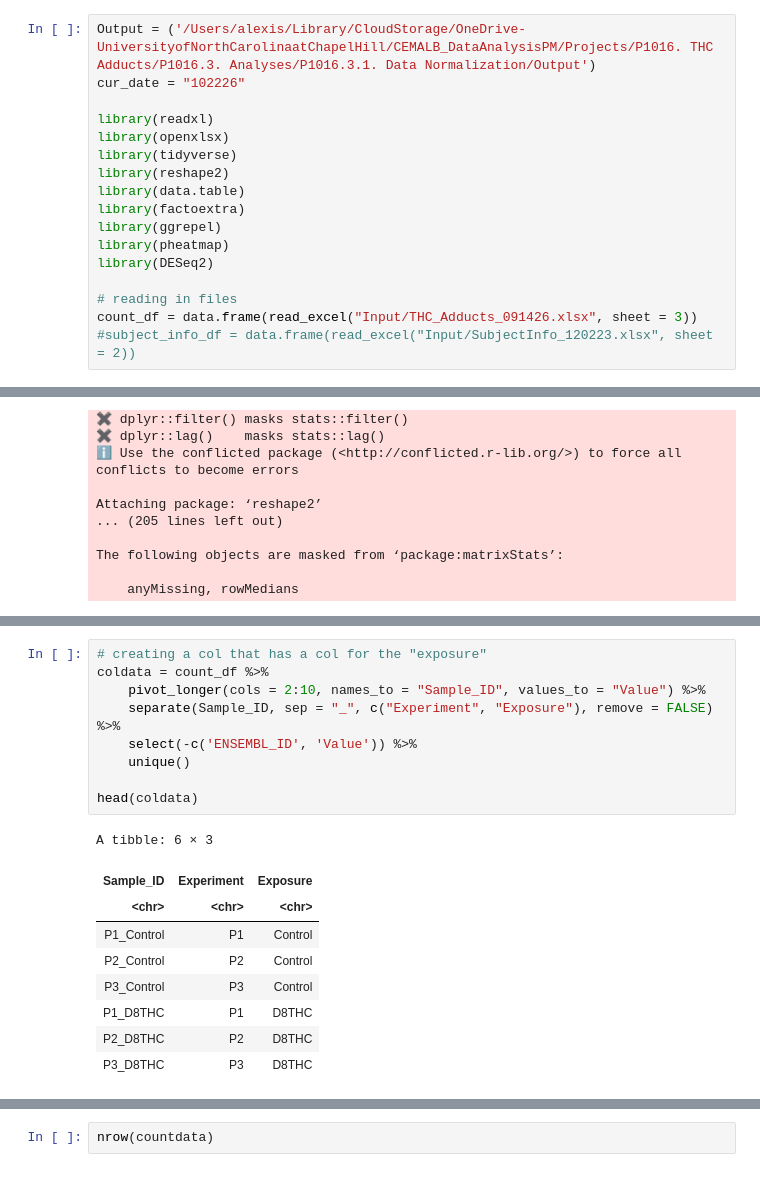
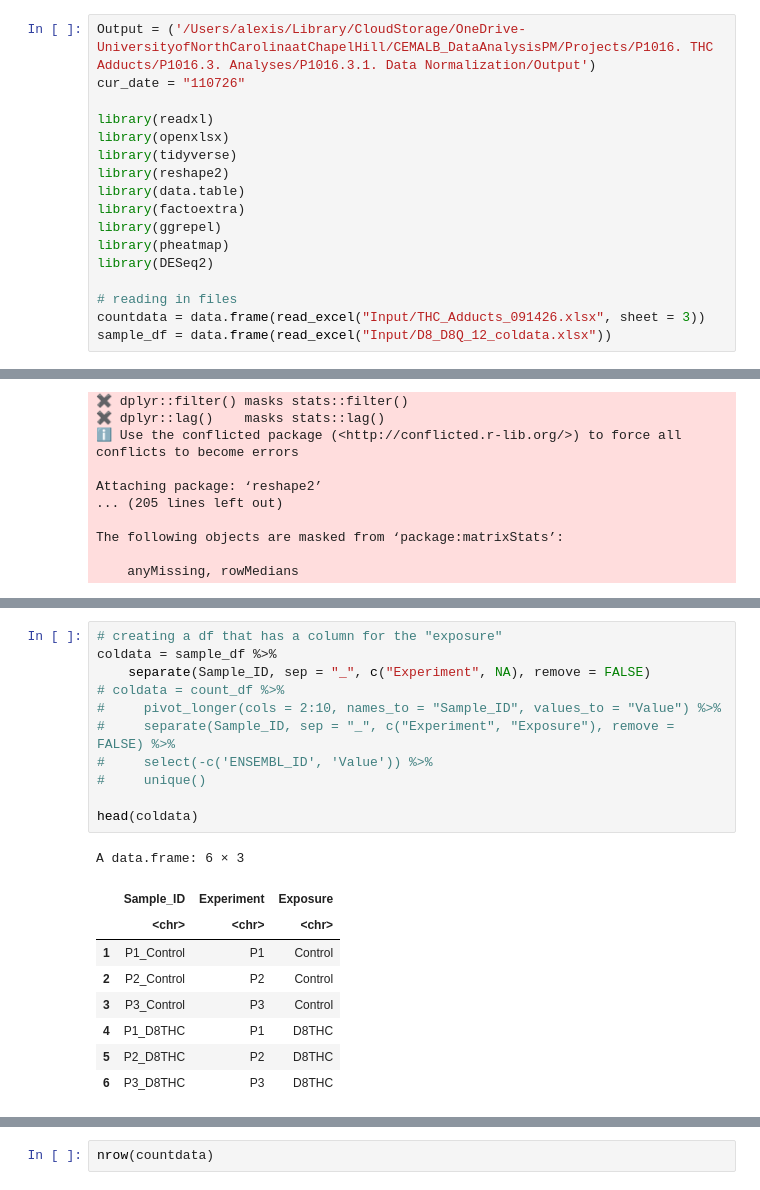
Before and after one commit to UNC-CEMALB/P1016.-THC-RNASeq-Adducts, a Jupyter notebook: 1. Data Normalization/Data Normalization.ipynb, the cells around one changed output, grey strips where cells are left out. Cells and saved outputs as stored; diff of their text form.

```diff
--- a/1. Data Normalization/Data Normalization.ipynb
+++ b/1. Data Normalization/Data Normalization.ipynb
@@ -2,7 +2,7 @@
 #library(locfit)
 # %%
 Output = ('/Users/alexis/Library/CloudStorage/OneDrive-UniversityofNorthCarolinaatChapelHill/CEMALB_DataAnalysisPM/Projects/P1016. THC Adducts/P1016.3. Analyses/P1016.3.1. Data Normalization/Output')
-cur_date = "102226"
+cur_date = "110726"
 
 library(readxl)
 library(openxlsx)
@@ -15,8 +15,8 @@ library(pheatmap)
 library(DESeq2)
 
 # reading in files
-count_df = data.frame(read_excel("Input/THC_Adducts_091426.xlsx", sheet = 3))
-#subject_info_df = data.frame(read_excel("Input/SubjectInfo_120223.xlsx", sheet = 2))
+countdata = data.frame(read_excel("Input/THC_Adducts_091426.xlsx", sheet = 3))
+sample_df = data.frame(read_excel("Input/D8_D8Q_12_coldata.xlsx"))
 # %% [output]
 ── Attaching core tidyverse packages ──────────────────────── tidyverse 2.0.0 ──
 ✔ dplyr     1.1.4     ✔ readr     2.1.5
@@ -63,21 +73,23 @@ A data.frame: 6 × 9
 | ENSG00000237613 | 0 | 0 | 0 | 0 | 0 | 0 | 0 | 0 | 0 |
 | ENSG00000268020 | 0 | 0 | 0 | 0 | 0 | 0 | 0 | 0 | 0 |
 # %%
-# creating a col that has a col for the "exposure"
-coldata = count_df %>%
-    pivot_longer(cols = 2:10, names_to = "Sample_ID", values_to = "Value") %>%
-    separate(Sample_ID, sep = "_", c("Experiment", "Exposure"), remove = FALSE) %>%
-    select(-c('ENSEMBL_ID', 'Value')) %>%
-    unique()
+# creating a df that has a column for the "exposure"
+coldata = sample_df %>%
+    separate(Sample_ID, sep = "_", c("Experiment", NA), remove = FALSE)
+# coldata = count_df %>%
+#     pivot_longer(cols = 2:10, names_to = "Sample_ID", values_to = "Value") %>%
+#     separate(Sample_ID, sep = "_", c("Experiment", "Exposure"), remove = FALSE) %>%
+#     select(-c('ENSEMBL_ID', 'Value')) %>%
+#     unique()
 
 head(coldata)
 # %% [output]
-A tibble: 6 × 3
+A data.frame: 6 × 3
-| Sample_ID | Experiment | Exposure |
-| <chr> | <chr> | <chr> |
-| P1_Control | P1 | Control |
-| P2_Control | P2 | Control |
-| P3_Control | P3 | Control |
-| P1_D8THC | P1 | D8THC |
-| P2_D8THC | P2 | D8THC |
-| P3_D8THC | P3 | D8THC |
+|  | Sample_ID | Experiment | Exposure |
+|  | <chr> | <chr> | <chr> |
+| 1 | P1_Control | P1 | Control |
+| 2 | P2_Control | P2 | Control |
+| 3 | P3_Control | P3 | Control |
+| 4 | P1_D8THC | P1 | D8THC |
+| 5 | P2_D8THC | P2 | D8THC |
+| 6 | P3_D8THC | P3 | D8THC |
```
Also changed, not shown: parts of 14 cells of this notebook.
